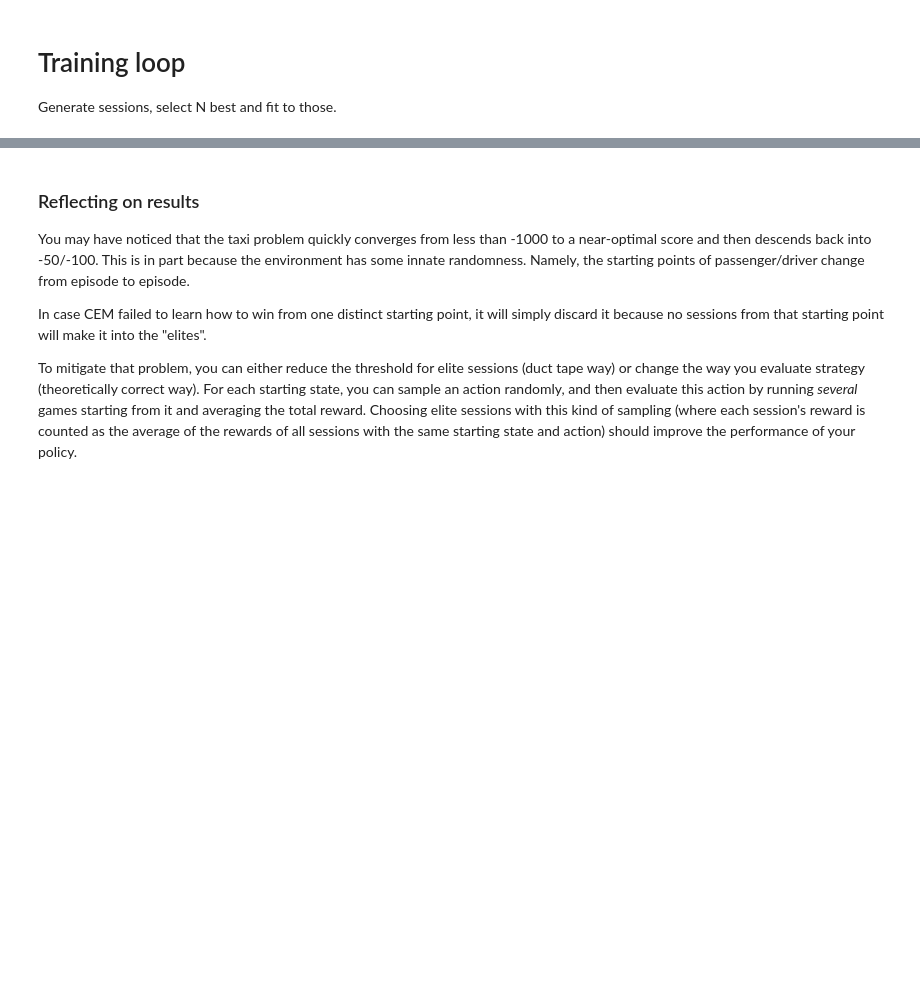
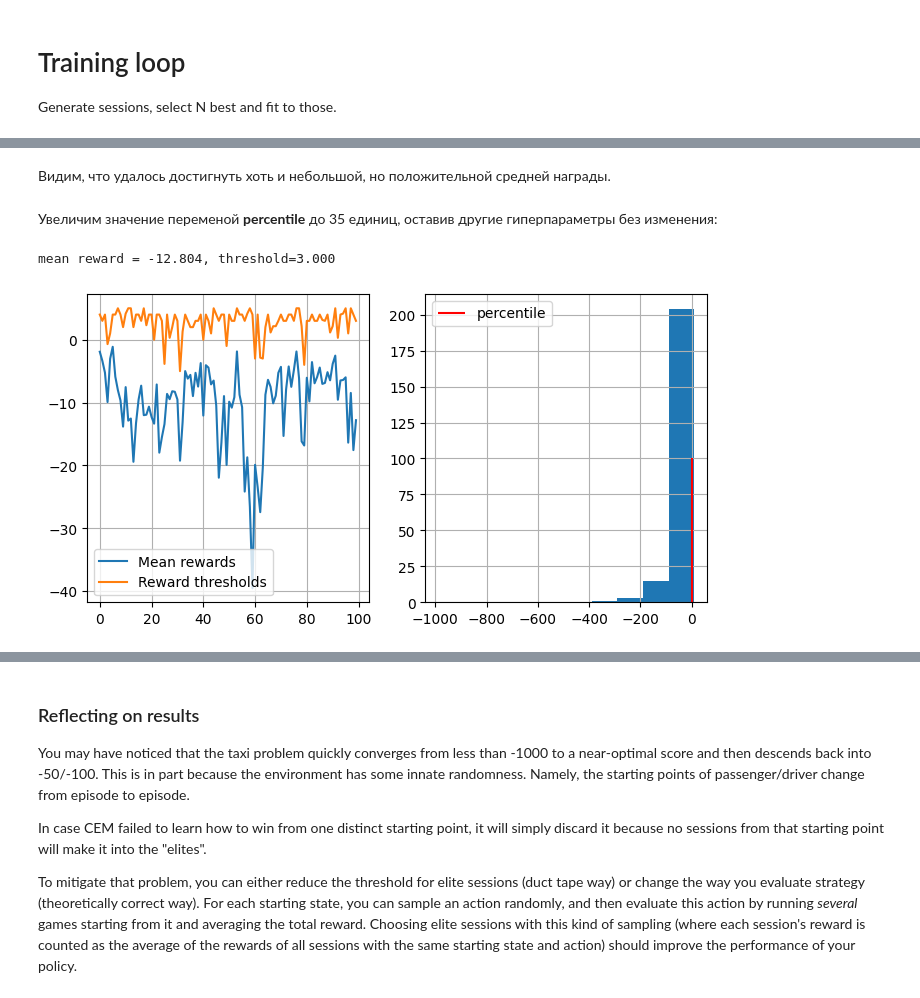
Before and after one commit to MLSukhanov/RL, a Jupyter notebook: crossentropy_method.ipynb, the cells around one changed output, grey strips where cells are left out. Drawn from its saved outputs; the diff is of its cells as text; code cells hidden in the pictures; blank space fills up the shorter version.

```diff
--- a/crossentropy_method.ipynb
+++ b/crossentropy_method.ipynb
@@ -334,0 +362,27 @@ mean reward = -124.692, threshold=4.000
+# %% [markdown]
+Видим, что удалось достигнуть хоть и небольшой, но положительной средней награды.
+# %% [markdown]
+Увеличим значение переменой **percentile** до 35 единиц, оставив другие гиперпараметры без изменения:
+# %%
+n_sessions = 250     # sample this many sessions
+percentile = 35     # take this percent of session with highest rewards
+learning_rate = 0.5  # how quickly the policy is updated, on a scale from 0 to 1
+
+log = []
+
+for i in range(100):
+    %time sessions = [ generate_session(env, policy) for _ in range(n_sessions) ]
+
+    states_batch, actions_batch, rewards_batch = zip(*sessions)
+
+    elite_states, elite_actions = select_elites(states_batch, actions_batch, rewards_batch, percentile)
+
+    new_policy = get_new_policy(elite_states, elite_actions)
+
+    policy = learning_rate * new_policy + (1 - learning_rate) * policy
+
+    # display results on chart
+    show_progress(rewards_batch, log, percentile)
+# %% [output]
+mean reward = -12.804, threshold=3.000
+[figure, added]
```
Also changed, not shown: parts of 25 cells of this notebook.
